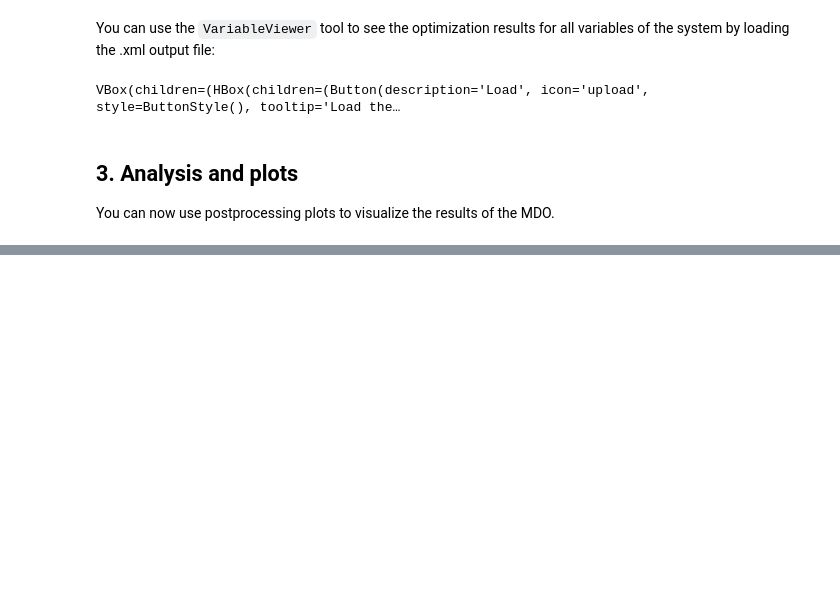
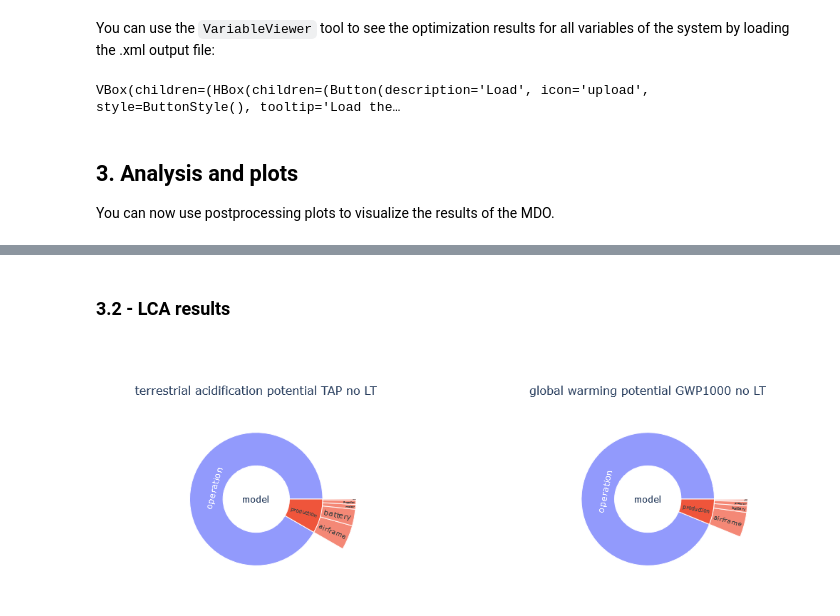
Before and after one commit to SizingLab/FAST-UAV, a Jupyter notebook: src/fastuav/notebooks/xx_LCA_test.ipynb, the cells around one changed output, grey strips where cells are left out. Drawn from its saved outputs; the diff is of its cells as text; code cells hidden in the pictures; blank space fills up the shorter version.

```diff
--- a/src/fastuav/notebooks/xx_LCA_test.ipynb
+++ b/src/fastuav/notebooks/xx_LCA_test.ipynb
@@ -183,0 +205,7 @@ fig.show()
+# %% [markdown]
+### 3.2 - LCA results
+# %%
+fig = lca_sun_plot(DJI_M600_OUTPUT_FILE)
+fig.show()
+# %% [output]
+[figure, added]
```
Also changed, not shown: parts of 21 cells of this notebook, 7 other files.
